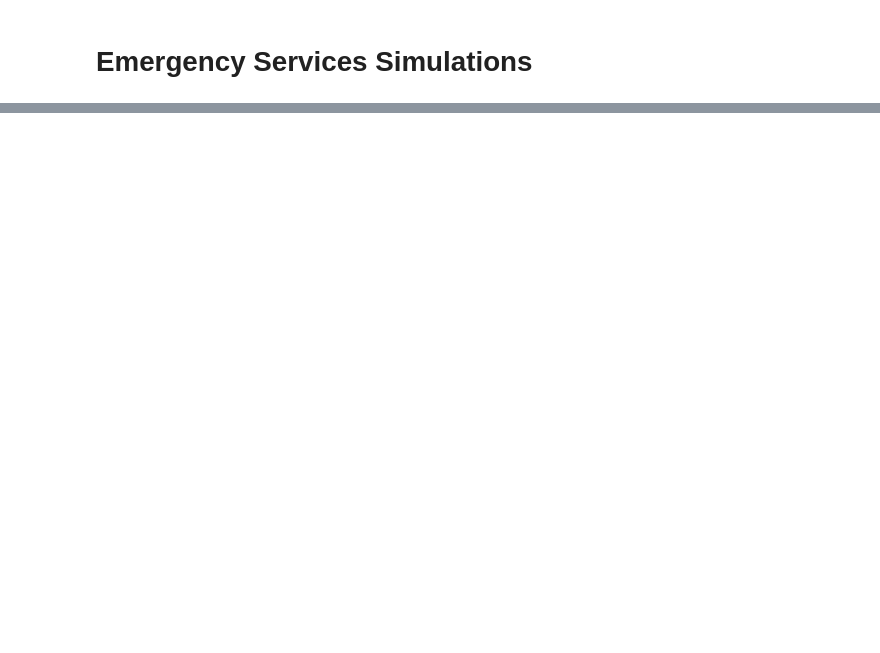
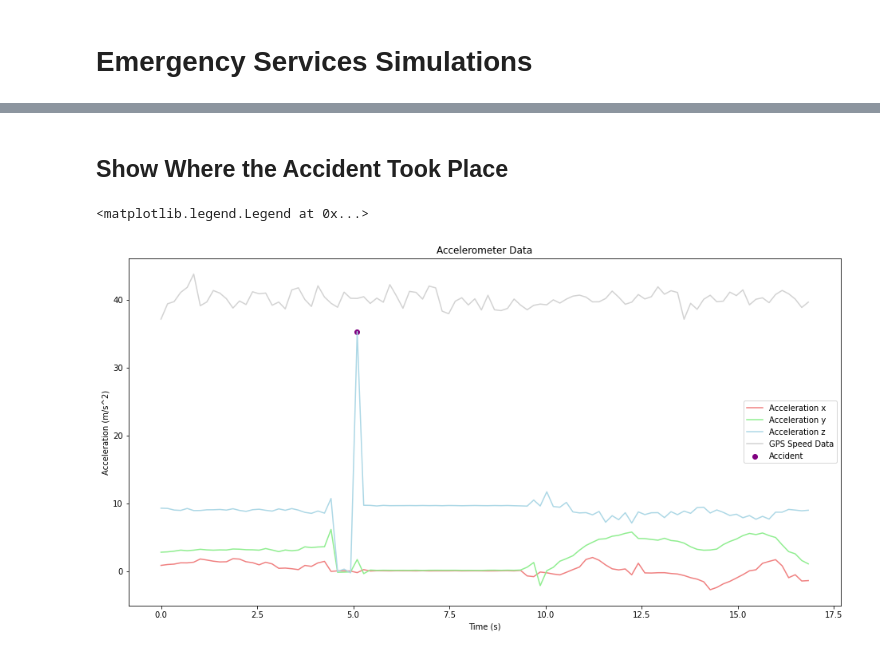
Before and after one commit to matthew-william-lock/Zoom-Application, a Jupyter notebook: simulations/emergency_services/emergency_services_simulation.ipynb, the cells around one changed output, grey strips where cells are left out. Cells and saved outputs as stored; diff of their text form; code cells hidden in the pictures; blank space fills up the shorter version.

```diff
--- a/simulations/emergency_services/emergency_services_simulation.ipynb
+++ b/simulations/emergency_services/emergency_services_simulation.ipynb
@@ -53,0 +37,20 @@ array([41.04385685, 39.99448264, 38.92593795, 39.67050597, 40.62963665,
+# %%
+# Returns the point at which the signal peaks above a certain threshold
+def getPeakAtThreshold(signal,threshold):
+    return find_peaks(signal,height=threshold)
+# %%
+def wasDriving(speed_signal,time,speed_threshold):                            # Returns true if the user was driving in the last 5 seconds of the potential accident
+    # IF 5 seconds has not yet passed
+    low_index = 0
+    upper_index=0
+    if(time<25):
+        low_index=0
+        upper_index=time
+    else:
+        low_index=time-25
+        upper_index = time
+
+    for i in range(low_index,upper_index):
+        if speed_signal[i]>speed_threshold: return True
+
+    return False
@@ -53,0 +70,17 @@ array([41.04385685, 39.99448264, 38.92593795, 39.67050597, 40.62963665,
+# %% [markdown]
+## Show Where the Accident Took Place
+# %%
+plt.figure(figsize=(16, 8))
+plt.title("Accelerometer Data")
+plt.xlabel("Time (s)")
+plt.ylabel("Acceleration (m/s^2)")
+plt.plot(x,x_data,color='lightcoral',label="Acceleration x")
+plt.plot(x,y_data,color='lightgreen',label="Acceleration y")
+plt.plot(x,z_data,color='lightblue',label="Acceleration z")
+plt.plot(x,speed,color='lightgrey',label="GPS Speed Data")
+if(Accident):
+    plt.scatter(x[n[0][0]],z_data[n[0][0]],color="purple",label="Accident")
+plt.legend()
+# %% [output]
+<matplotlib.legend.Legend at 0x...>
+[figure, added]
```
Also changed, not shown: parts of 10 cells of this notebook.
